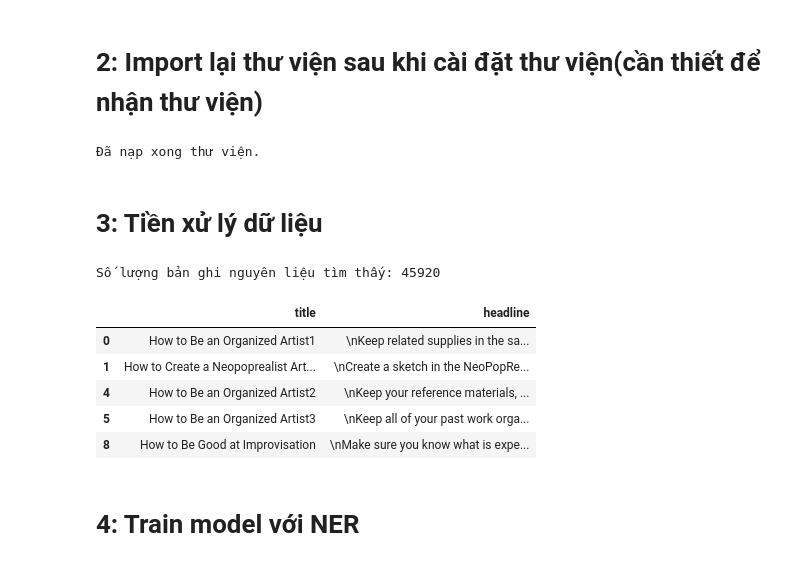
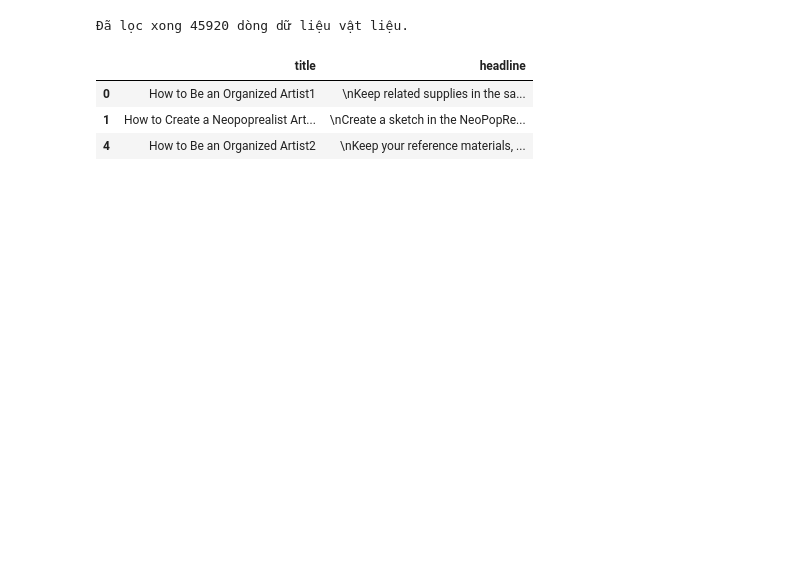
Before and after one commit to yuika-sama/cygar, a Jupyter notebook: ai-service/trains/diy_recipes_recommendation.ipynb, the cells around one changed output. Cells and saved outputs as stored; diff of their text form; code cells hidden in the pictures; blank space fills up the shorter version.

```diff
--- a/ai-service/trains/diy_recipes_recommendation.ipynb
+++ b/ai-service/trains/diy_recipes_recommendation.ipynb
@@ -43,60 +42,42 @@ order to load all the package's dependencies. You can do this by selecting the
-# %% [markdown]
-# 2: Import lại thư viện sau khi cài đặt thư viện(cần thiết để nhận thư viện)
-# %%
-# CHẠY CELL NÀY ĐẦU TIÊN SAU KHI RESTART
-import pandas as pd
-import numpy as np
-import spacy
-import re
-import faiss
-import matplotlib.pyplot as plt
-import seaborn as sns
-import os
-from sklearn.feature_extraction.text import TfidfVectorizer
-from spacy.pipeline import EntityRuler
-from google.colab import drive
-
-# Kiểm tra mount drive (nếu chưa mount thì nó sẽ yêu cầu xác nhận)
-if not os.path.exists('/content/drive'):
-    drive.mount('/content/drive')
-
-print("Đã nạp xong thư viện.")
-# %% [output]
-Đã nạp xong thư viện.
-# %% [markdown]
-# 3: Tiền xử lý dữ liệu
 # %%
+import pandas as pd
+import numpy as np
+import spacy
+import re
+import faiss
+import pickle
+import matplotlib.pyplot as plt
+import seaborn as sns
+from sklearn.feature_extraction.text import TfidfVectorizer
+from spacy.pipeline import EntityRuler
+# Đường dẫn file của bạn
 file_path = '/content/drive/MyDrive/wikihowAll.csv'
 
-def preprocess_text(text):
+def clean_text(text):
     if pd.isna(text): return ""
     text = str(text).lower()
     text = re.sub(r'[^a-z\s]', '', text)
     return text
 
 try:
     df = pd.read_csv(file_path)
 
-    # Lọc các dòng có headline liên quan đến nguyên liệu/dụng cụ
+    # Lọc những dòng có headline liên quan đến vật liệu
     keywords = ['material', 'thing', 'need', 'tool', 'equipment', 'ingredient']
     mask = df['headline'].str.contains('|'.join(keywords), case=False, na=False)
     df_filtered = df[mask].copy()
 
-    # Làm sạch text
-    df_filtered['clean_text'] = df_filtered['text'].apply(preprocess_text)
+    # Làm sạch nội dung ở cột 'text'
+    df_filtered['clean_text'] = df_filtered['text'].apply(clean_text)
 
-    print(f"Số lượng bản ghi nguyên liệu tìm thấy: {len(df_filtered)}")
-    display(df_filtered[['title', 'headline']].head())
+    print(f"Đã lọc xong {len(df_filtered)} dòng dữ liệu vật liệu.")
+    display(df_filtered[['title', 'headline']].head(3))
 except Exception as e:
-    print(f"Lỗi đọc file: {e}")
+    print(f"Lỗi: {e}. Hãy kiểm tra lại file tại {file_path}")
 # %% [output]
-Số lượng bản ghi nguyên liệu tìm thấy: 45920
+Đã lọc xong 45920 dòng dữ liệu vật liệu.
 |  | title | headline |
 | 0 | How to Be an Organized Artist1 | \nKeep related supplies in the sa... |
 | 1 | How to Create a Neopoprealist Art... | \nCreate a sketch in the NeoPopRe... |
 | 4 | How to Be an Organized Artist2 | \nKeep your reference materials, ... |
-| 5 | How to Be an Organized Artist3 | \nKeep all of your past work orga... |
-| 8 | How to Be Good at Improvisation | \nMake sure you know what is expe... |
-# %% [markdown]
-# 4: Train model với NER
 # %%
```
Also changed, not shown: parts of 12 cells of this notebook, 25 other files.
